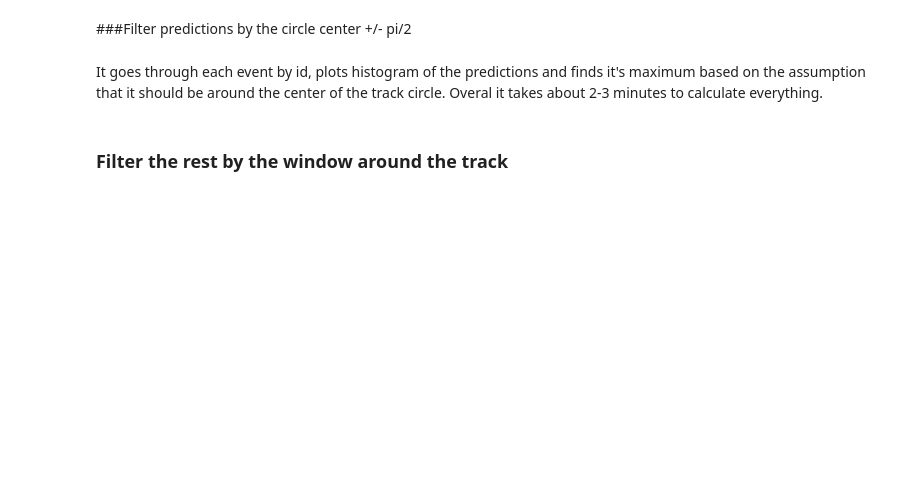
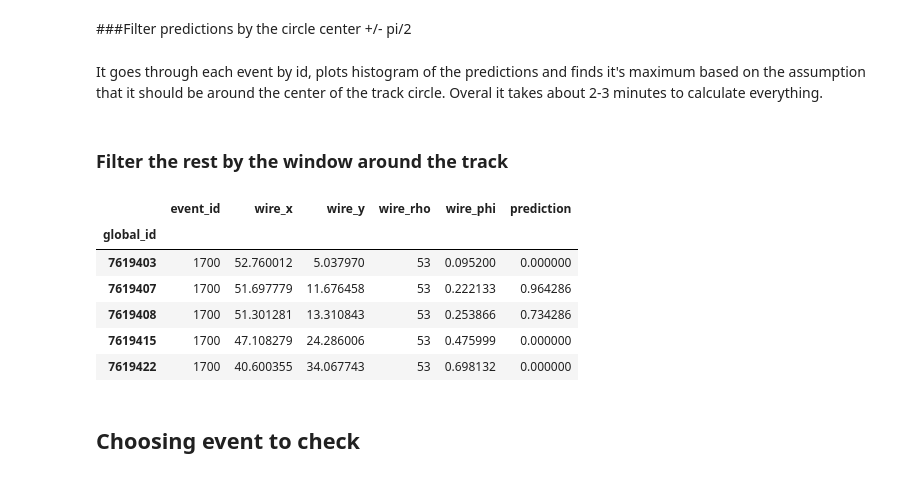
Before and after one commit to ivannz/mlhep_comet_team307, a Jupyter notebook: MLHEP-COMET.ipynb, the cells around one changed output. Drawn from its saved outputs; the diff is of its cells as text; code cells hidden in the pictures; blank space fills up the shorter version.

```diff
--- a/MLHEP-COMET.ipynb
+++ b/MLHEP-COMET.ipynb
@@ -79,0 +89,12 @@ preds = pd.read_csv('rf_with_filter_700.csv', index_col='global_id')
+# %%
+hits_test.head()
+# %% [output]
+|  | event_id | wire_x | wire_y | wire_rho | wire_phi | prediction |
+| global_id |  |  |  |  |  |  |
+| 7619403 | 1700 | 52.760012 | 5.037970 | 53 | 0.095200 | 0.000000 |
+| 7619407 | 1700 | 51.697779 | 11.676458 | 53 | 0.222133 | 0.964286 |
+| 7619408 | 1700 | 51.301281 | 13.310843 | 53 | 0.253866 | 0.734286 |
+| 7619415 | 1700 | 47.108279 | 24.286006 | 53 | 0.475999 | 0.000000 |
+| 7619422 | 1700 | 40.600355 | 34.067743 | 53 | 0.698132 | 0.000000 |
+# %% [markdown]
+## Choosing event to check
```
Also changed, not shown: parts of 14 cells of this notebook.
